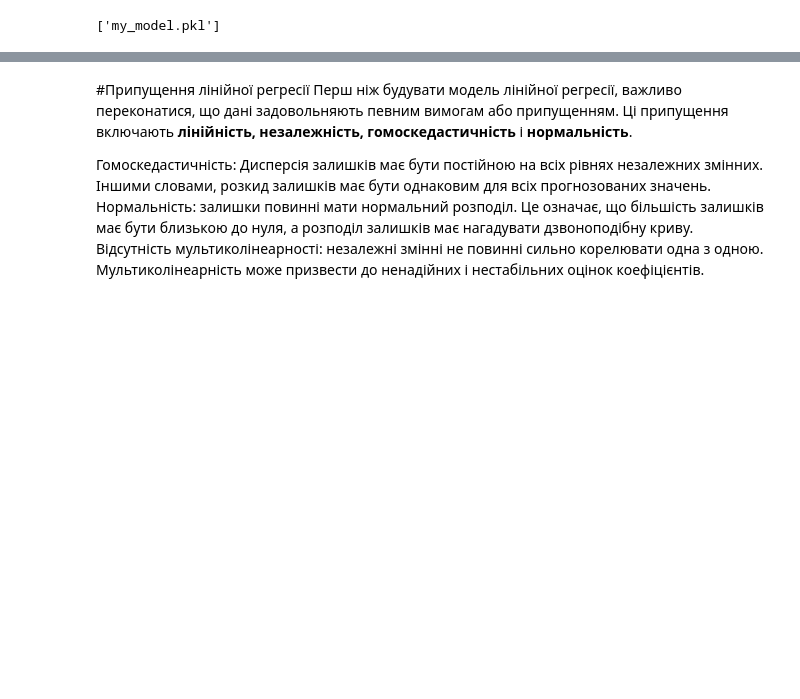
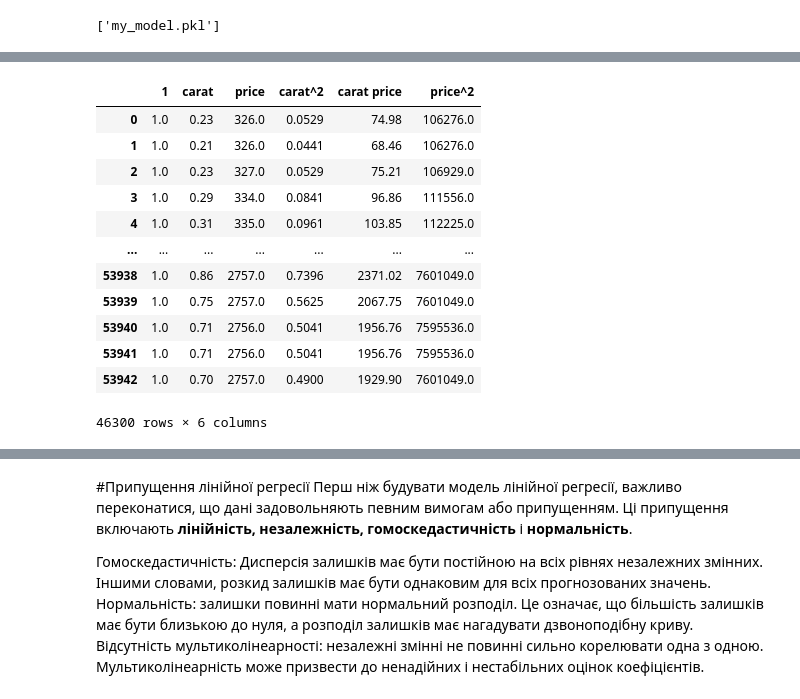
Before and after one commit to HalyshAnton/Python-AI, a Jupyter notebook: linear_regression.ipynb, the cells around one changed output, grey strips where cells are left out. Saved outputs shown, nothing was run; the diff lists cells and outputs as text; code cells hidden in the pictures; blank space fills up the shorter version.

```diff
--- a/linear_regression.ipynb
+++ b/linear_regression.ipynb
@@ -721,0 +822,22 @@ Pipeline(steps=[('prep',
+# %%
+from sklearn.preprocessing import PolynomialFeatures
+
+encoder = PolynomialFeatures(interaction_only=False, degree=2)
+encoder.set_output(transform='pandas')
+
+df1 = df.dropna()
+encoder.fit_transform(df1[['carat', 'price']])
+# %% [output]
+|  | 1 | carat | price | carat^2 | carat price | price^2 |
+| 0 | 1.0 | 0.23 | 326.0 | 0.0529 | 74.98 | 106276.0 |
+| 1 | 1.0 | 0.21 | 326.0 | 0.0441 | 68.46 | 106276.0 |
+| 2 | 1.0 | 0.23 | 327.0 | 0.0529 | 75.21 | 106929.0 |
+| 3 | 1.0 | 0.29 | 334.0 | 0.0841 | 96.86 | 111556.0 |
+| 4 | 1.0 | 0.31 | 335.0 | 0.0961 | 103.85 | 112225.0 |
+| ... | ... | ... | ... | ... | ... | ... |
+| 53938 | 1.0 | 0.86 | 2757.0 | 0.7396 | 2371.02 | 7601049.0 |
+| 53939 | 1.0 | 0.75 | 2757.0 | 0.5625 | 2067.75 | 7601049.0 |
+| 53940 | 1.0 | 0.71 | 2756.0 | 0.5041 | 1956.76 | 7595536.0 |
+| 53941 | 1.0 | 0.71 | 2756.0 | 0.5041 | 1956.76 | 7595536.0 |
+| 53942 | 1.0 | 0.70 | 2757.0 | 0.4900 | 1929.90 | 7601049.0 |
+46300 rows × 6 columns
```
Also changed, not shown: parts of 30 cells of this notebook.
